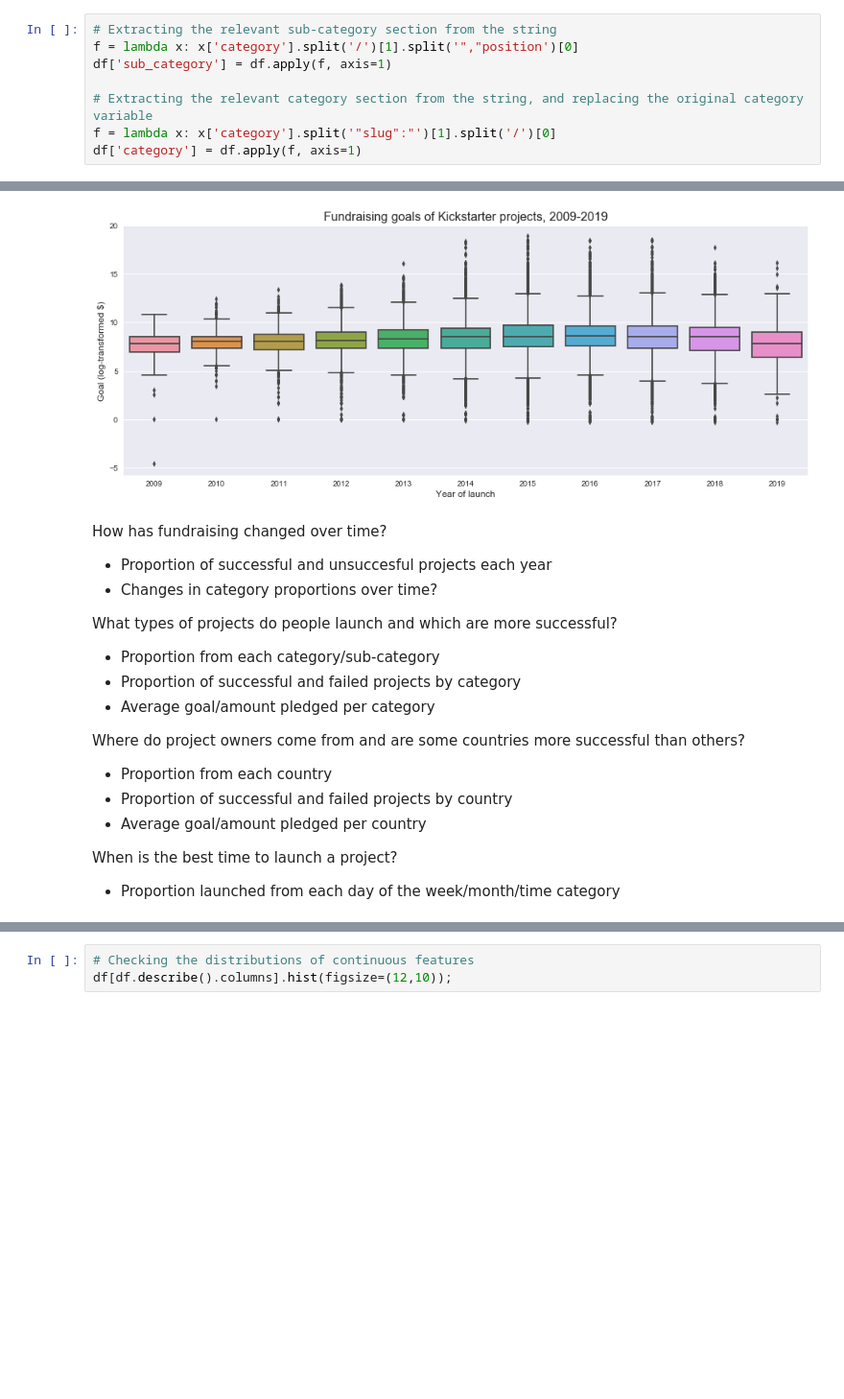
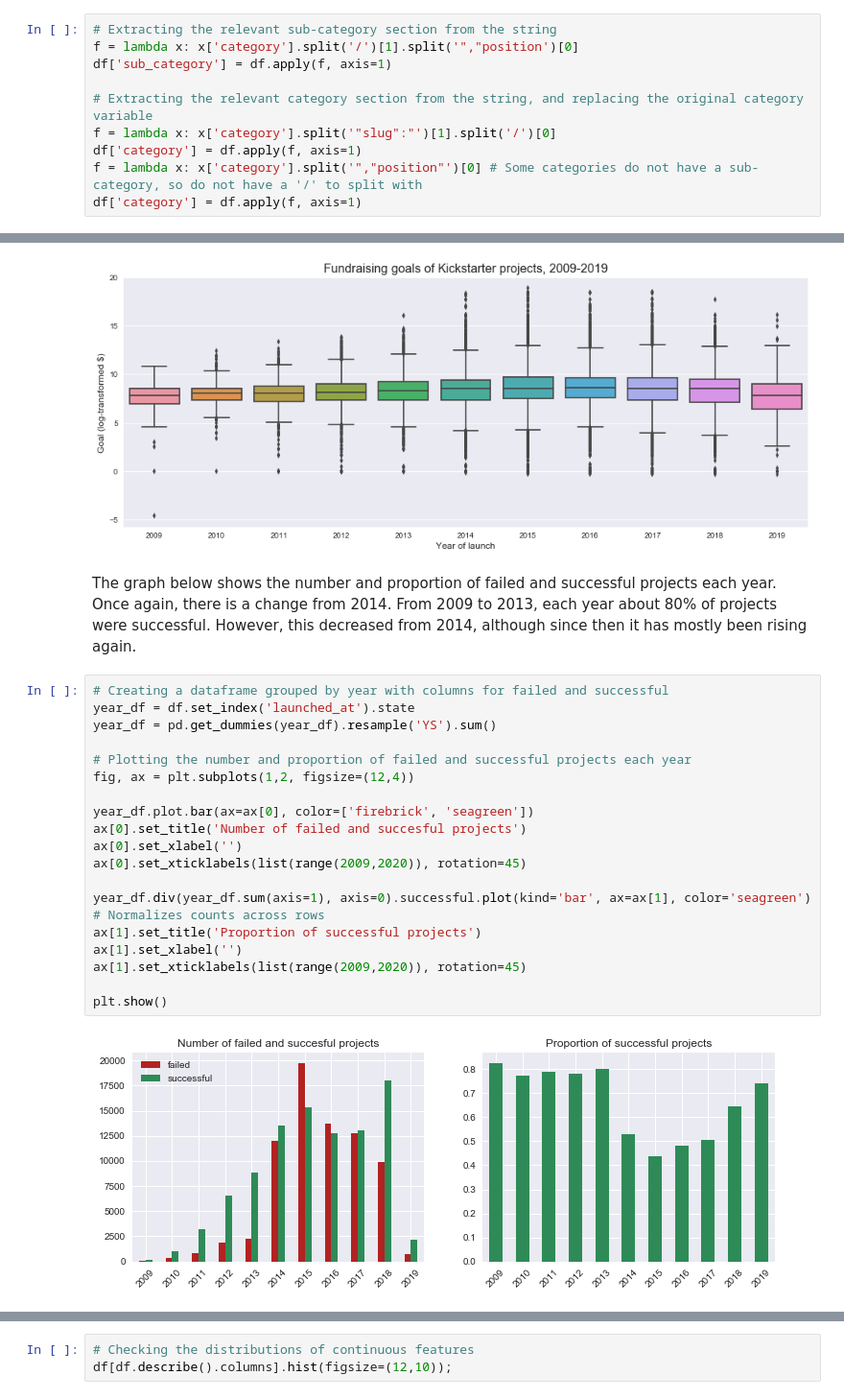
Before and after one commit to L-Lewis/Kickstarter-success-machine-learning, a Jupyter notebook: student.ipynb, the cells around one changed output, grey strips where cells are left out. Shown at 96% size. Saved outputs shown, nothing was run; the diff lists cells and outputs as text; blank space fills up the shorter version.

```diff
--- a/student.ipynb
+++ b/student.ipynb
@@ -171,6 +174,8 @@ df['sub_category'] = df.apply(f, axis=1)
 # Extracting the relevant category section from the string, and replacing the original category variable
 f = lambda x: x['category'].split('"slug":"')[1].split('/')[0]
 df['category'] = df.apply(f, axis=1)
+f = lambda x: x['category'].split('","position"')[0] # Some categories do not have a sub-category, so do not have a '/' to split with
+df['category'] = df.apply(f, axis=1)
 # %%
 # Counting the number of unique categories
 print(f"There are {df.category.nunique()} unique categories and {df.sub_category.nunique()} unique sub-categories.")
@@ -857,20 +862,26 @@ plt.title('Fundraising goals of Kickstarter projects, 2009-2019', fontsize=16)
 plt.show()
 # %% [output]
 [figure]
-# %% [markdown]
-How has fundraising changed over time?
-- Proportion of successful and unsuccesful projects each year
-- Changes in category proportions over time?
-
-What types of projects do people launch and which are more successful?
-- Proportion from each category/sub-category
-- Proportion of successful and failed projects by category
-- Average goal/amount pledged per category
-
-Where do project owners come from and are some countries more successful than others?
-- Proportion from each country
-- Proportion of successful and failed projects by country
-- Average goal/amount pledged per country
-
-When is the best time to launch a project?
-- Proportion launched from each day of the week/month/time category
+# %% [markdown]
+The graph below shows the number and proportion of failed and successful projects each year. Once again, there is a change from 2014. From 2009 to 2013, each year about 80% of projects were successful. However, this decreased from 2014, although since then it has mostly been rising again.
+# %%
+# Creating a dataframe grouped by year with columns for failed and successful
+year_df = df.set_index('launched_at').state
+year_df = pd.get_dummies(year_df).resample('YS').sum()
+
+# Plotting the number and proportion of failed and successful projects each year
+fig, ax = plt.subplots(1,2, figsize=(12,4))
+
+year_df.plot.bar(ax=ax[0], color=['firebrick', 'seagreen'])
+ax[0].set_title('Number of failed and succesful projects')
+ax[0].set_xlabel('')
+ax[0].set_xticklabels(list(range(2009,2020)), rotation=45)
+
+year_df.div(year_df.sum(axis=1), axis=0).successful.plot(kind='bar', ax=ax[1], color='seagreen') # Normalizes counts across rows
+ax[1].set_title('Proportion of successful projects')
+ax[1].set_xlabel('')
+ax[1].set_xticklabels(list(range(2009,2020)), rotation=45)
+
+plt.show()
+# %% [output]
+[figure, added]
```
Also changed, not shown: parts of 15 cells of this notebook.
